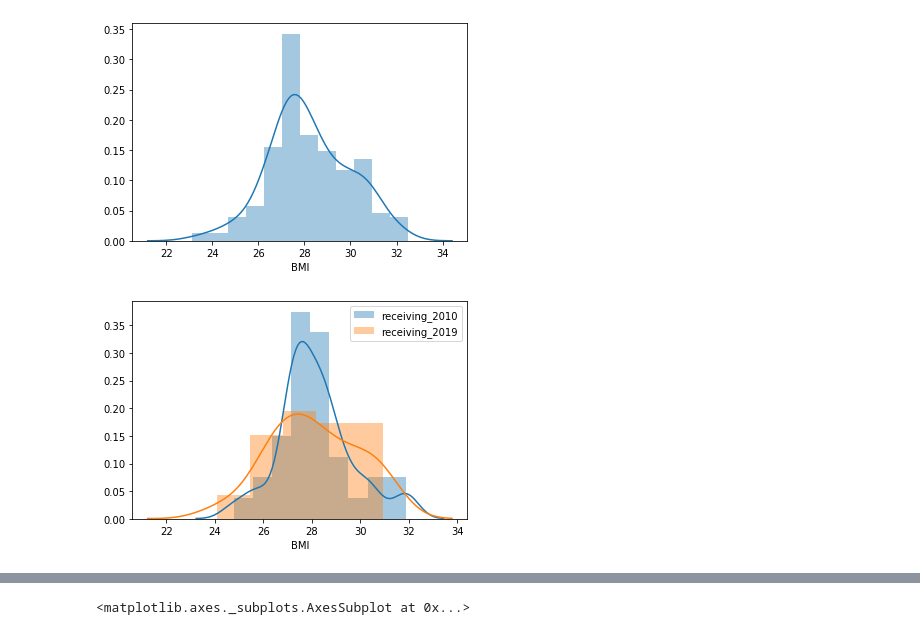
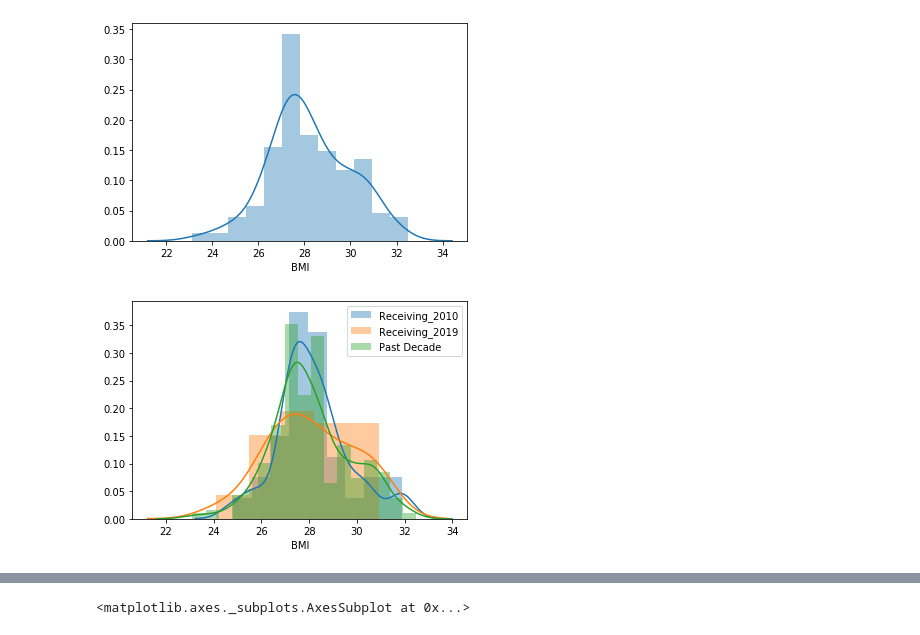
Before and after one commit to shaikh23/Nfl-Analysis, a Jupyter notebook: EDA_receiving_2.ipynb, the cells around one changed output, grey strips where cells are left out. Drawn from its saved outputs; the diff is of its cells as text; code cells hidden in the pictures.

```diff
--- a/EDA_receiving_2.ipynb
+++ b/EDA_receiving_2.ipynb
@@ -103,9 +109,10 @@ sns.distplot(all_players)
 <matplotlib.axes._subplots.AxesSubplot at 0x...>
 [figure]
 # %%
-sns.distplot(receiving_2010.BMI, label='receiving_2010')
-sns.distplot(receiving_2019.BMI, label='receiving_2019')
+sns.distplot(receiving_2010.BMI, label='Receiving_2010')
+sns.distplot(receiving_2019.BMI, label='Receiving_2019')
+sns.distplot(past_decade.BMI, label='Past Decade')
 plt.legend()
 plt.show()
 # %% [output]
-[figure, old version]
+[figure, new version]
```
Also changed, not shown: parts of 8 cells of this notebook.
